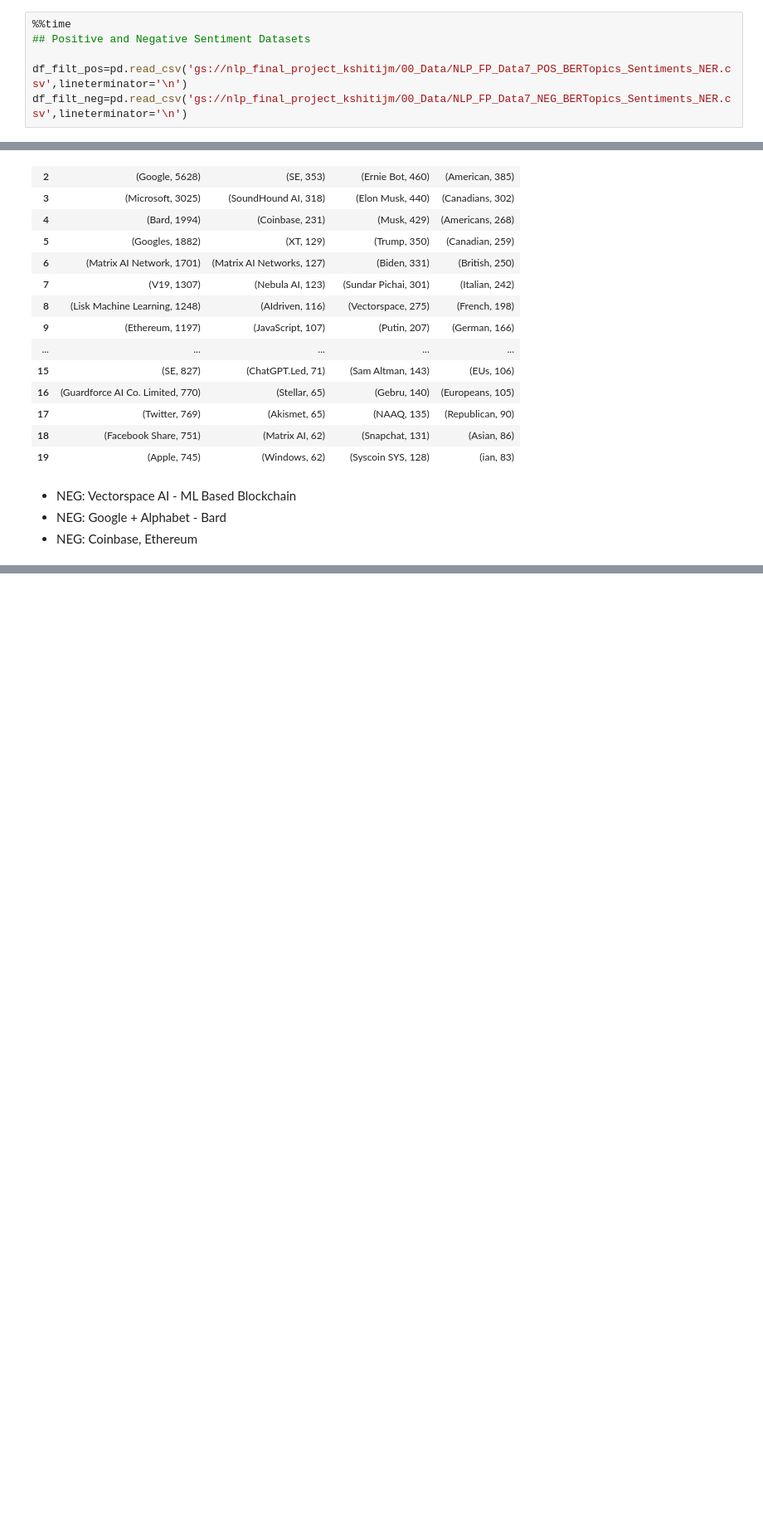
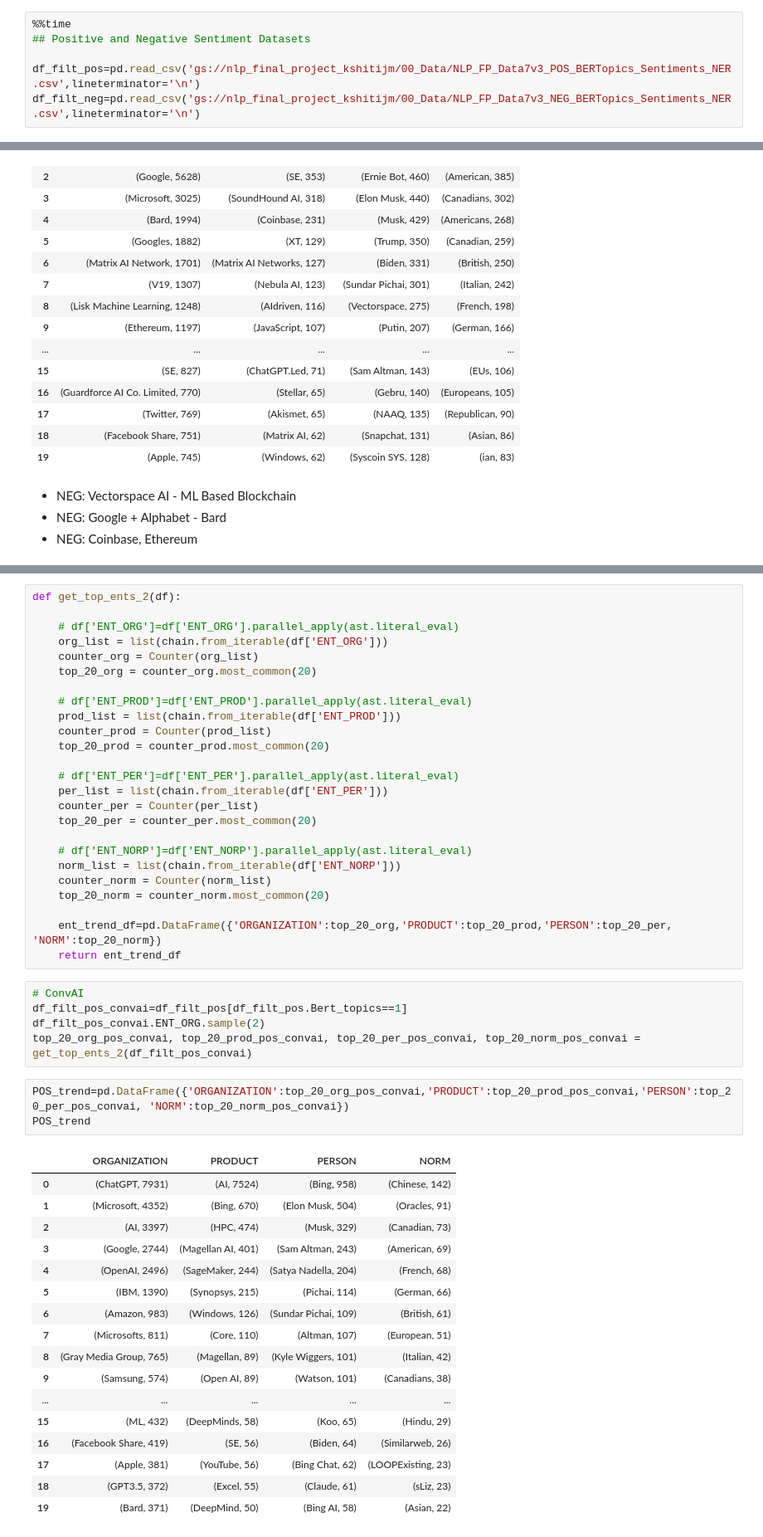
Before and after one commit to kshitij-mittal/Impact_Analysis_GenAI, a Jupyter notebook: 062_TargetedSentiment.ipynb, the cells around one changed output, grey strips where cells are left out. Shown at 83% size. Drawn from its saved outputs; the diff is of its cells as text; blank space fills up the shorter version.

Commit message:
Targeted Sentiment Analysis

```diff
--- a/062_TargetedSentiment.ipynb
+++ b/062_TargetedSentiment.ipynb
@@ -81,6 +81,6 @@ from itertools import chain
 %%time
 ## Positive and Negative Sentiment Datasets
 
-df_filt_pos=pd.read_csv('gs://nlp_final_project_kshitijm/00_Data/NLP_FP_Data7_POS_BERTopics_Sentiments_NER.csv',lineterminator='\n')
-df_filt_neg=pd.read_csv('gs://nlp_final_project_kshitijm/00_Data/NLP_FP_Data7_NEG_BERTopics_Sentiments_NER.csv',lineterminator='\n')
+df_filt_pos=pd.read_csv('gs://nlp_final_project_kshitijm/00_Data/NLP_FP_Data7v3_POS_BERTopics_Sentiments_NER.csv',lineterminator='\n')
+df_filt_neg=pd.read_csv('gs://nlp_final_project_kshitijm/00_Data/NLP_FP_Data7v3_NEG_BERTopics_Sentiments_NER.csv',lineterminator='\n')
 # %% [output]
@@ -217,0 +235,51 @@ len(df_filt_neg.Bert_topics.unique())
+# %%
+def get_top_ents_2(df):
+
+    # df['ENT_ORG']=df['ENT_ORG'].parallel_apply(ast.literal_eval)
+    org_list = list(chain.from_iterable(df['ENT_ORG']))
+    counter_org = Counter(org_list)
+    top_20_org = counter_org.most_common(20)
+
+    # df['ENT_PROD']=df['ENT_PROD'].parallel_apply(ast.literal_eval)
+    prod_list = list(chain.from_iterable(df['ENT_PROD']))
+    counter_prod = Counter(prod_list)
+    top_20_prod = counter_prod.most_common(20)
+
+    # df['ENT_PER']=df['ENT_PER'].parallel_apply(ast.literal_eval)
+    per_list = list(chain.from_iterable(df['ENT_PER']))
+    counter_per = Counter(per_list)
+    top_20_per = counter_per.most_common(20)
+
+    # df['ENT_NORP']=df['ENT_NORP'].parallel_apply(ast.literal_eval)
+    norm_list = list(chain.from_iterable(df['ENT_NORP']))
+    counter_norm = Counter(norm_list)
+    top_20_norm = counter_norm.most_common(20)
+
+    ent_trend_df=pd.DataFrame({'ORGANIZATION':top_20_org,'PRODUCT':top_20_prod,'PERSON':top_20_per, 'NORM':top_20_norm})
+    return ent_trend_df
+# %%
+# ConvAI
+df_filt_pos_convai=df_filt_pos[df_filt_pos.Bert_topics==1]
+df_filt_pos_convai.ENT_ORG.sample(2)
+top_20_org_pos_convai, top_20_prod_pos_convai, top_20_per_pos_convai, top_20_norm_pos_convai = get_top_ents_2(df_filt_pos_convai)
+# %%
+POS_trend=pd.DataFrame({'ORGANIZATION':top_20_org_pos_convai,'PRODUCT':top_20_prod_pos_convai,'PERSON':top_20_per_pos_convai, 'NORM':top_20_norm_pos_convai})
+POS_trend
+# %% [output]
+|  | ORGANIZATION | PRODUCT | PERSON | NORM |
+| 0 | (ChatGPT, 7931) | (AI, 7524) | (Bing, 958) | (Chinese, 142) |
+| 1 | (Microsoft, 4352) | (Bing, 670) | (Elon Musk, 504) | (Oracles, 91) |
+| 2 | (AI, 3397) | (HPC, 474) | (Musk, 329) | (Canadian, 73) |
+| 3 | (Google, 2744) | (Magellan AI, 401) | (Sam Altman, 243) | (American, 69) |
+| 4 | (OpenAI, 2496) | (SageMaker, 244) | (Satya Nadella, 204) | (French, 68) |
+| 5 | (IBM, 1390) | (Synopsys, 215) | (Pichai, 114) | (German, 66) |
+| 6 | (Amazon, 983) | (Windows, 126) | (Sundar Pichai, 109) | (British, 61) |
+| 7 | (Microsofts, 811) | (Core, 110) | (Altman, 107) | (European, 51) |
+| 8 | (Gray Media Group, 765) | (Magellan, 89) | (Kyle Wiggers, 101) | (Italian, 42) |
+| 9 | (Samsung, 574) | (Open AI, 89) | (Watson, 101) | (Canadians, 38) |
+| ... | ... | ... | ... | ... |
+| 15 | (ML, 432) | (DeepMinds, 58) | (Koo, 65) | (Hindu, 29) |
+| 16 | (Facebook Share, 419) | (SE, 56) | (Biden, 64) | (Similarweb, 26) |
+| 17 | (Apple, 381) | (YouTube, 56) | (Bing Chat, 62) | (LOOPExisting, 23) |
+| 18 | (GPT3.5, 372) | (Excel, 55) | (Claude, 61) | (sLiz, 23) |
+| 19 | (Bard, 371) | (DeepMind, 50) | (Bing AI, 58) | (Asian, 22) |
```
Also changed, not shown: parts of 19 cells of this notebook.
